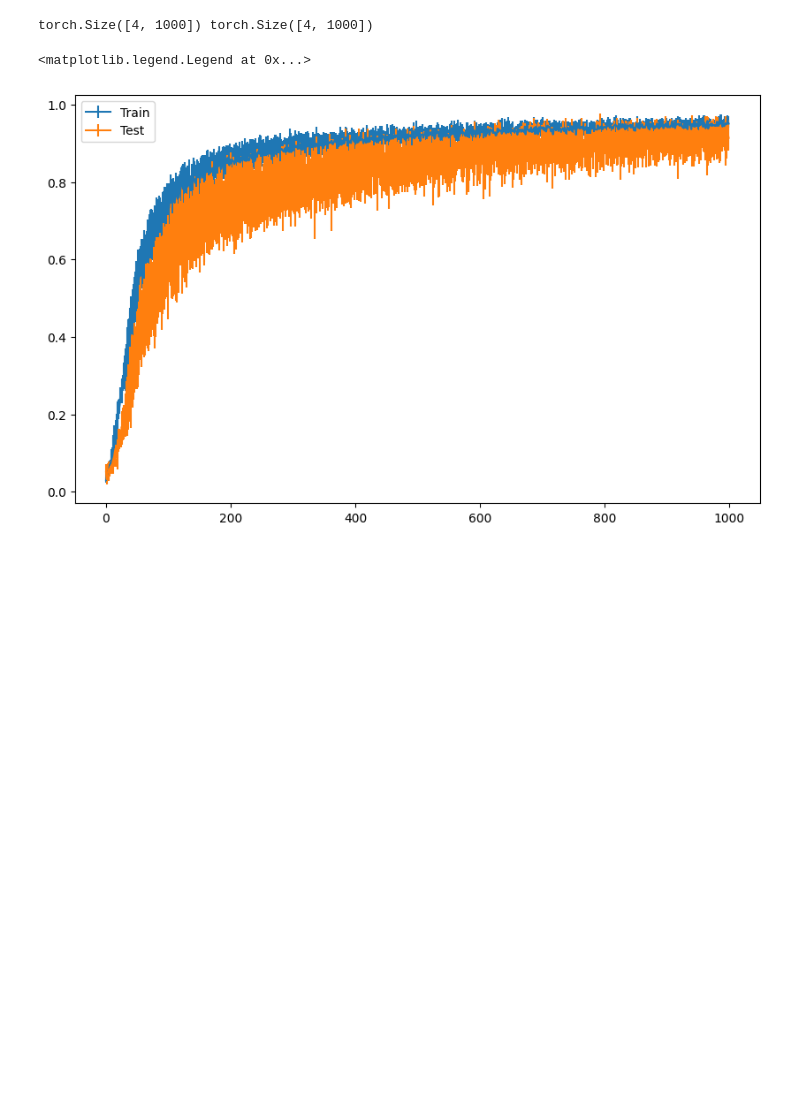
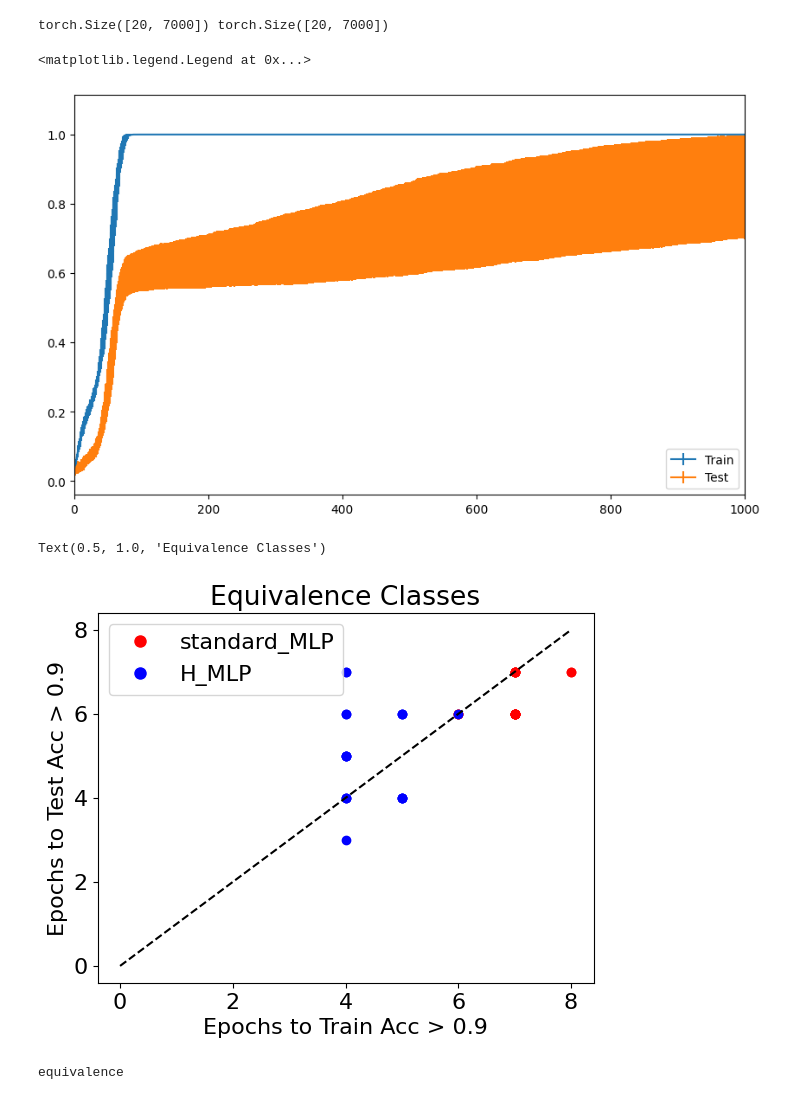
Before and after one commit to maxwellmg/grow-crystals-distance-experiments, a Jupyter notebook: notebooks/plot_runs.ipynb, the cells around one changed output. Saved outputs shown, nothing was run; the diff lists cells and outputs as text; code cells hidden in the pictures; blank space fills up the shorter version.

```diff
--- a/notebooks/plot_runs.ipynb
+++ b/notebooks/plot_runs.ipynb
@@ -143,6 +169,6 @@ torch.Size([4, 1000]) torch.Size([4, 1000])
 # %%
-seed_list = np.linspace(0, 1000, 20, dtype=int)[:4]
-model_id = "standard_transformer"
+seed_list = np.linspace(0, 1000, 20, dtype=int)
+model_id = "standard_MLP"
 train_acc_list = []
 test_acc_list = []
 for seed in seed_list:
@@ -160,9 +186,78 @@ print(train_acc_list.shape, test_acc_list.shape)
 plt.figure(figsize=(10, 6))
 plt.errorbar(range(train_acc_list.shape[1]), torch.mean(train_acc_list, dim=0), torch.std(train_acc_list, dim=0), label='Train')
 plt.errorbar(range(test_acc_list.shape[1]), torch.mean(test_acc_list, dim=0), torch.std(test_acc_list, dim=0), label='Test')
-#plt.xlim(0,20)
+plt.xlim(0,1000)
 plt.legend()
 # %% [output]
-torch.Size([4, 1000]) torch.Size([4, 1000])
+torch.Size([20, 7000]) torch.Size([20, 7000])
 <matplotlib.legend.Legend at 0x...>
-[figure, old version]
+[figure, new version]
+# %%
+seed_list = np.linspace(0, 1000, 20, dtype=int)
+data_id = "equivalence"
+thres = 0.9
+train_ratio = 0.8
+train_acc_list = []
+test_acc_list = []
+
+max_idx = 0
+model_id = "standard_MLP"
+model_1 = model_id
+for seed in seed_list:
+    fname = f'../results/{seed}_{data_id}_{model_id}_{data_size}_{train_ratio}_train_results.json'
+    with open(fname, 'r') as file:
+        data = json.load(file)
+        train_acc_list.append(data['train_accuracies'])
+        test_acc_list.append(data['test_accuracies'])
+        idx_train = np.argmax(np.array(data['train_accuracies']) > thres)
+        idx_test = np.argmax(np.array(data['test_accuracies']) > thres)
+        if idx_train > max_idx:
+            max_idx = idx_train
+        if idx_test > max_idx:
+            max_idx = idx_test
+        plt.scatter([idx_train], [idx_test], c='r')
+
+
+train_acc_list = []
+test_acc_list = []
+model_id = "H_MLP"
+model_2 = model_id
+for seed in seed_list:
+    fname = f'../results/{seed}_{data_id}_{model_id}_{data_size}_{train_ratio}_train_results.json'
+    with open(fname, 'r') as file:
+        data = json.load(file)
+        train_acc_list.append(data['train_accuracies'])
+        test_acc_list.append(data['test_accuracies'])
+        idx_train = np.argmax(np.array(data['train_accuracies']) > thres)
+        idx_test = np.argmax(np.array(data['test_accuracies']) > thres)
+        plt.scatter(idx_train, idx_test, c='b')
+        if idx_train > max_idx:
+            max_idx = idx_train
+        if idx_test > max_idx:
+            max_idx = idx_test
+
+plt.plot(range(max_idx+1), range(max_idx+1), 'k--')
+plt.xlabel('Epochs to Train Acc > {}'.format(thres))
+plt.ylabel('Epochs to Test Acc > {}'.format(thres))
+
+from matplotlib.lines import Line2D
+legend_handles = [
+    Line2D([0], [0], marker='o', color='w', label=model_1, markerfacecolor='red', markersize=10),
+    Line2D([0], [0], marker='o', color='w', label=model_2, markerfacecolor='blue', markersize=10)
+]
+plt.legend(handles=legend_handles)
+data_id_to_title = {
+    "lattice": "In-context Learning",
+    "greater": "Greater",
+    "family_tree": "Genealogy Learning",
+    "equivalence": "Equivalence Classes",
+    "circle": "Modular Addition",
+}
+plt.title(data_id_to_title[data_id])
+# %% [output]
+Text(0.5, 1.0, 'Equivalence Classes')
+[figure, added]
+# %%
+print(data_id)
+# %% [output]
+equivalence
```
Also changed, not shown: parts of 5 cells of this notebook, 3 other files.
